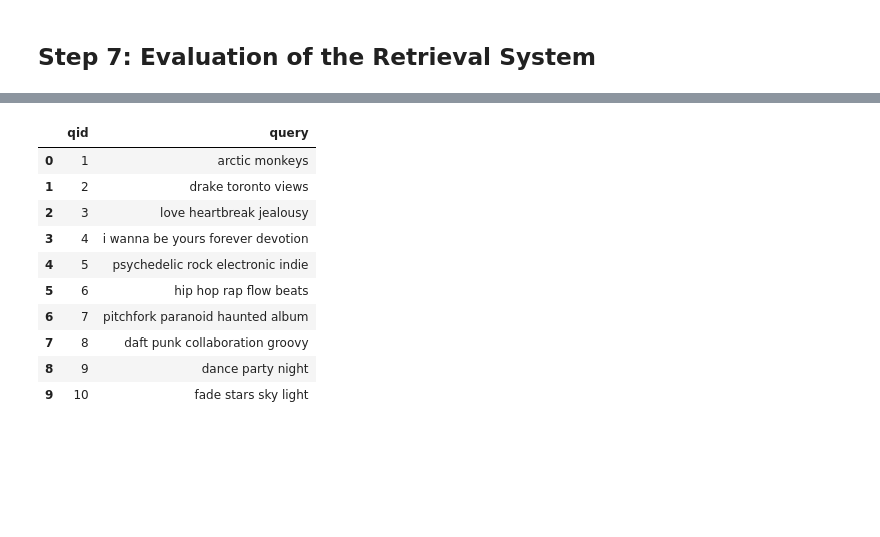
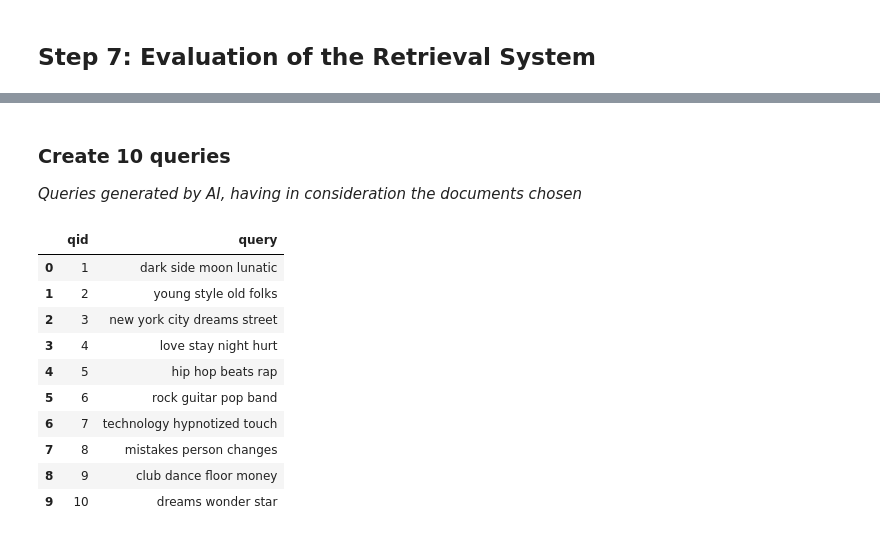
Before and after one commit to nunollages/IPAI, a Jupyter notebook: Code.ipynb, the cells around one changed output, grey strips where cells are left out. Cells and saved outputs as stored; diff of their text form; code cells hidden in the pictures; blank space fills up the shorter version.

Commit message:
Query relevance

```diff
--- a/Code.ipynb
+++ b/Code.ipynb
@@ -1242,37 +1286,43 @@ QUERY: drake toronto views
+# %% [markdown]
+### Create 10 queries
+
+*Queries generated by AI, having in consideration the documents chosen*
 # %%
+import pandas as pd
+
 queries = [
-    # Queries diretas por título/artista — devem ter resultados óbvios
-    {"qid": 1, "query": "arctic monkeys"},
-    {"qid": 2, "query": "drake toronto views"},
+    # Queries diretas por título/álbum/artista — devem ter resultados óbvios
+    {"qid": 1, "query": "dark side moon lunatic"},
+    {"qid": 2, "query": "young style old folks"},
 
     # Queries por tema lírico — testam a qualidade do IR nas letras
-    {"qid": 3, "query": "love heartbreak jealousy"},
-    {"qid": 4, "query": "i wanna be yours forever devotion"},
+    {"qid": 3, "query": "new york city dreams street"},
+    {"qid": 4, "query": "love stay night hurt"},
 
     # Queries por género/sonoridade — testam o campo genre + reviews
-    {"qid": 5, "query": "psychedelic rock electronic indie"},
-    {"qid": 6, "query": "hip hop rap flow beats"},
+    {"qid": 5, "query": "hip hop beats rap"},
+    {"qid": 6, "query": "rock guitar pop band"},
 
-    # Queries baseadas em conteúdo das reviews — testam se as reviews ajudam
-    {"qid": 7, "query": "pitchfork paranoid haunted album"},
-    {"qid": 8, "query": "daft punk collaboration groovy"},
+    # Queries baseadas em conteúdo das reviews/letras específicas
+    {"qid": 7, "query": "technology hypnotized touch"},
+    {"qid": 8, "query": "mistakes person changes"},
 
     # Queries ambíguas — testam robustez dos modelos
-    {"qid": 9, "query": "dance party night"},
-    {"qid": 10, "query": "fade stars sky light"}
+    {"qid": 9, "query": "club dance floor money"},
+    {"qid": 10, "query": "dreams wonder star"}
 ]
 
 df_q = pd.DataFrame(queries)
 df_q
 # %% [output]
 |  | qid | query |
-| 0 | 1 | arctic monkeys |
-| 1 | 2 | drake toronto views |
-| 2 | 3 | love heartbreak jealousy |
-| 3 | 4 | i wanna be yours forever devotion |
-| 4 | 5 | psychedelic rock electronic indie |
-| 5 | 6 | hip hop rap flow beats |
-| 6 | 7 | pitchfork paranoid haunted album |
-| 7 | 8 | daft punk collaboration groovy |
-| 8 | 9 | dance party night |
-| 9 | 10 | fade stars sky light |
+| 0 | 1 | dark side moon lunatic |
+| 1 | 2 | young style old folks |
+| 2 | 3 | new york city dreams street |
+| 3 | 4 | love stay night hurt |
+| 4 | 5 | hip hop beats rap |
+| 5 | 6 | rock guitar pop band |
+| 6 | 7 | technology hypnotized touch |
+| 7 | 8 | mistakes person changes |
+| 8 | 9 | club dance floor money |
+| 9 | 10 | dreams wonder star |
```
Also changed, not shown: parts of 9 cells of this notebook, 1 other file.
